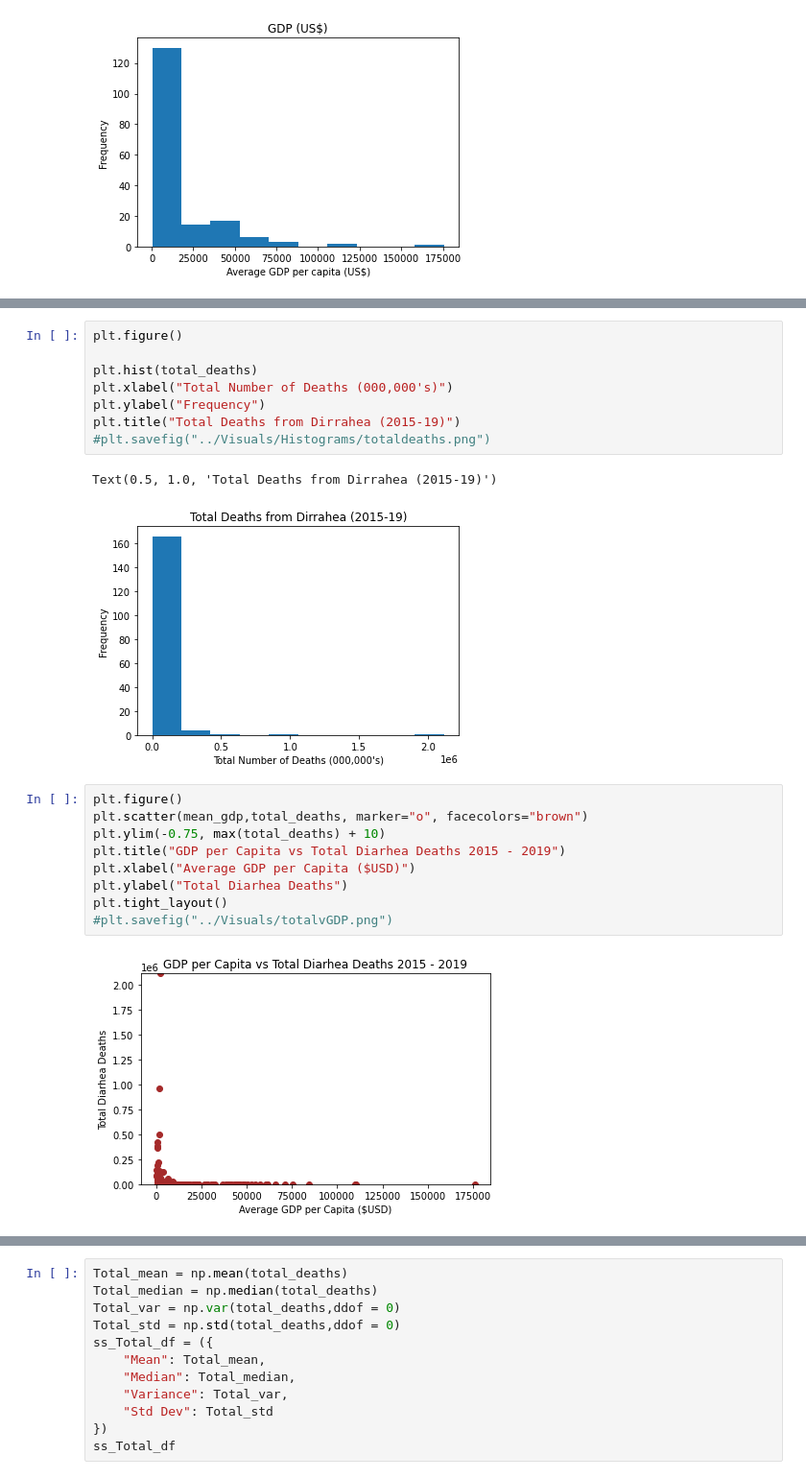
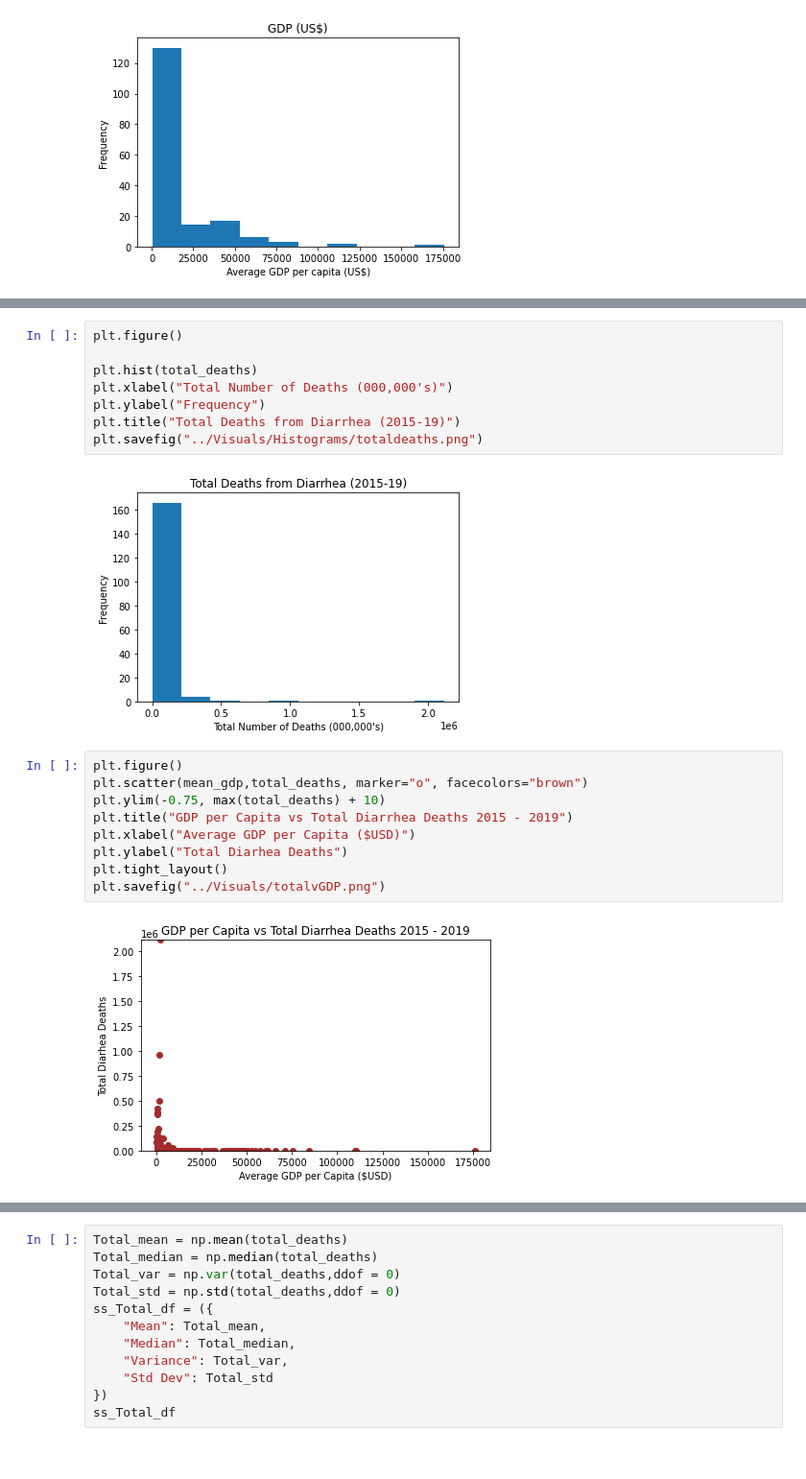
Before and after one commit to RHockley/Project-1-Water-Source-Mortality, a Jupyter notebook: Work_Folder/Visuals.ipynb, the cells around one changed output, grey strips where cells are left out. Shown at 96% size. Saved outputs shown, nothing was run; the diff lists cells and outputs as text.

```diff
--- a/Work_Folder/Visuals.ipynb
+++ b/Work_Folder/Visuals.ipynb
@@ -164,22 +165,21 @@ plt.figure()
 plt.hist(total_deaths)
 plt.xlabel("Total Number of Deaths (000,000's)")
 plt.ylabel("Frequency")
-plt.title("Total Deaths from Dirrahea (2015-19)")
-#plt.savefig("../Visuals/Histograms/totaldeaths.png")
+plt.title("Total Deaths from Diarrhea (2015-19)")
+plt.savefig("../Visuals/Histograms/totaldeaths.png")
 # %% [output]
-Text(0.5, 1.0, 'Total Deaths from Dirrahea (2015-19)')
 [figure]
 # %%
 plt.figure()
 plt.scatter(mean_gdp,total_deaths, marker="o", facecolors="brown")
 plt.ylim(-0.75, max(total_deaths) + 10)
-plt.title("GDP per Capita vs Total Diarhea Deaths 2015 - 2019")
+plt.title("GDP per Capita vs Total Diarrhea Deaths 2015 - 2019")
 plt.xlabel("Average GDP per Capita ($USD)")
 plt.ylabel("Total Diarhea Deaths")
 plt.tight_layout()
-#plt.savefig("../Visuals/totalvGDP.png")
+plt.savefig("../Visuals/totalvGDP.png")
 # %% [output]
-[figure, old version]
+[figure, new version]
 # %%
 plt.figure()
 x_values = mean_gdp
```
Also changed, not shown: parts of 28 cells of this notebook, 11 other files.
